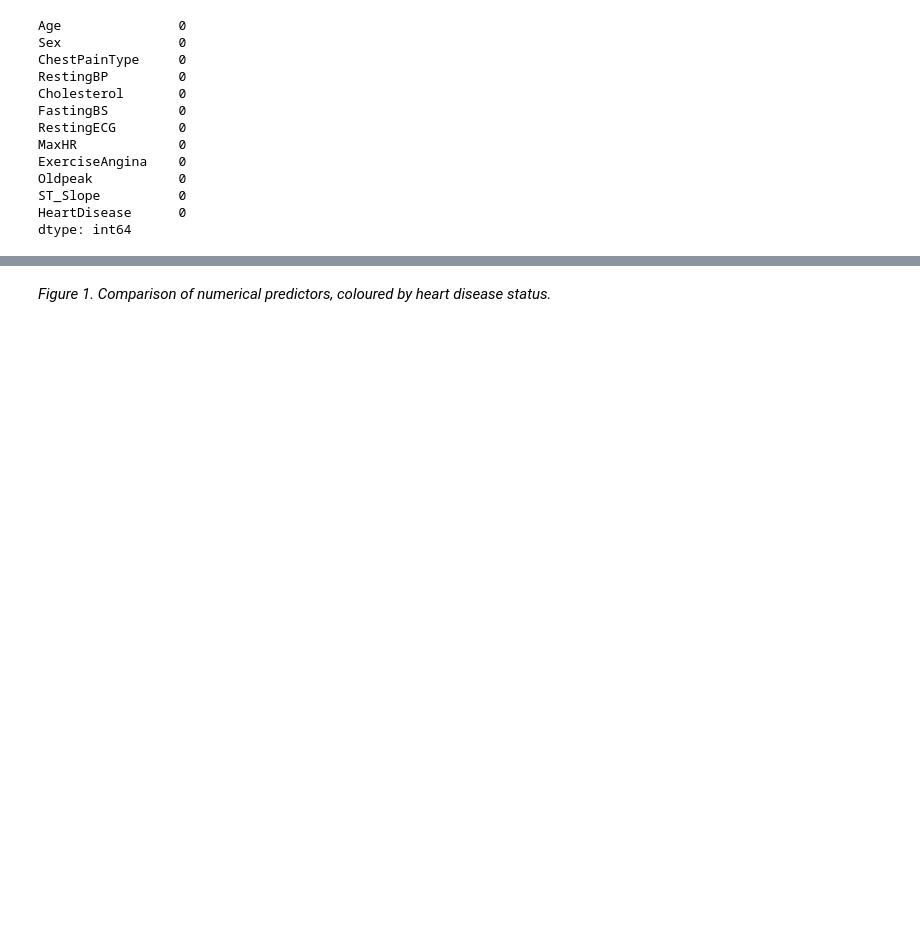
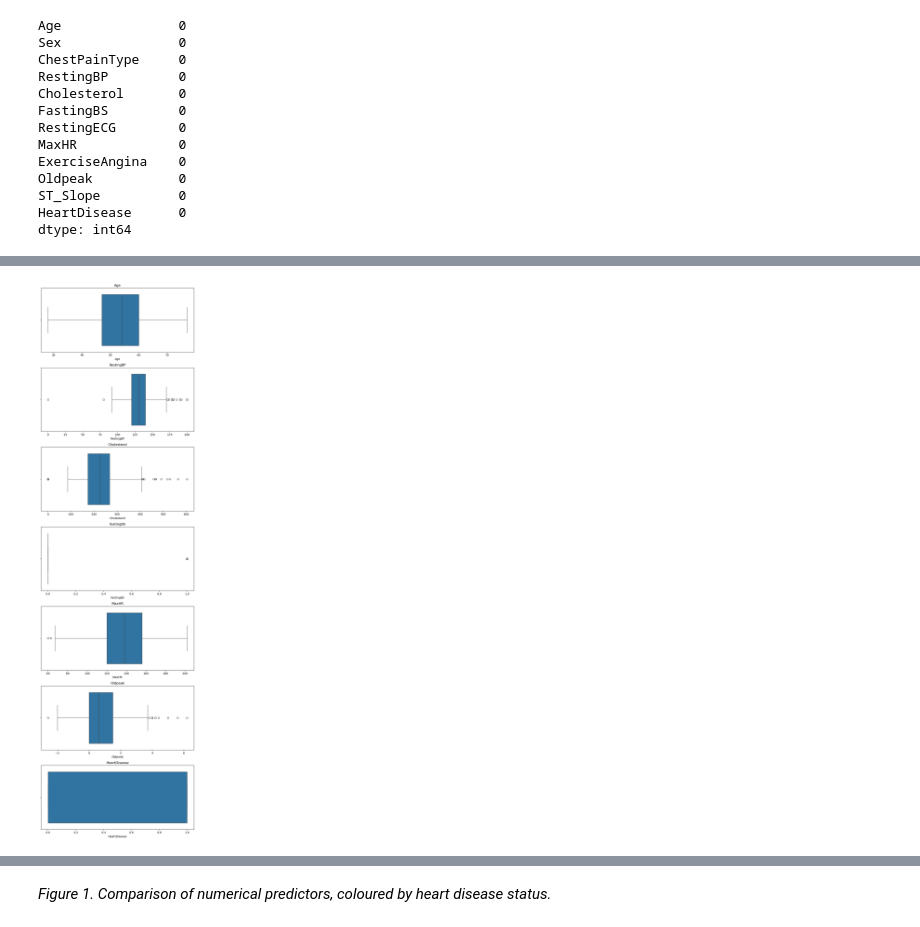
Before and after one commit to EricYangg/Heart-Failure-Classification, a Jupyter notebook: notebooks/heart_disease_analysis.ipynb, the cells around one changed output, grey strips where cells are left out. Drawn from its saved outputs; the diff is of its cells as text; code cells hidden in the pictures; blank space fills up the shorter version.

```diff
--- a/notebooks/heart_disease_analysis.ipynb
+++ b/notebooks/heart_disease_analysis.ipynb
@@ -137,3 +136,16 @@ Name: count, dtype: int64
+# %%
+numeric_cols = df.select_dtypes(include='number').columns
+
+fig, axes = plt.subplots(nrows=len(numeric_cols), ncols=1, figsize=(8, 4*len(numeric_cols)))
+
+for ax, col in zip(axes, numeric_cols):
+    sns.boxplot(x=df[col], ax=ax)
+    ax.set_title(col)
+
+plt.tight_layout()
+plt.show()
+# %% [output]
+[figure, added]
 # %%
 df['HeartDisease'] = df['HeartDisease'].astype('bool')
 # %%
```
Also changed, not shown: parts of 3 cells of this notebook.
